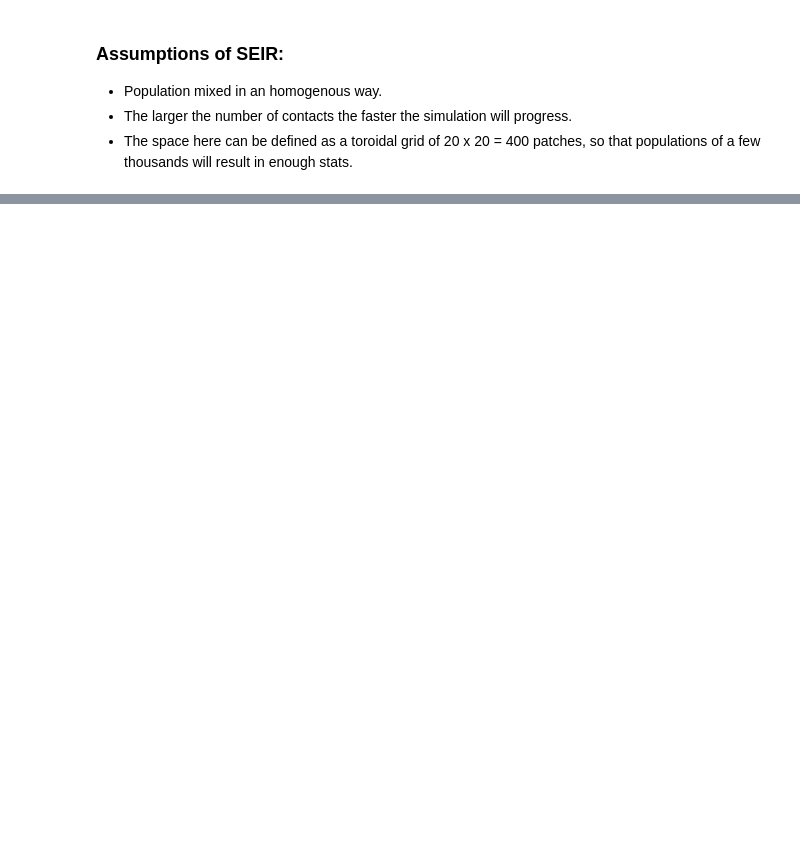
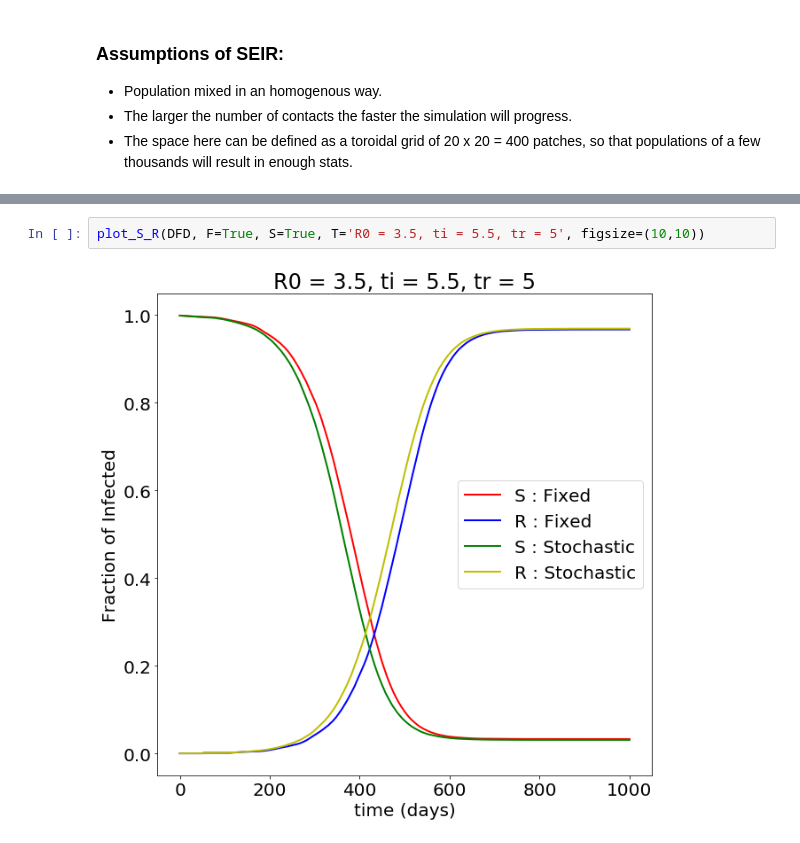
Before and after one commit to jjgomezcadenas/mesaTutorials, a Jupyter notebook: notebooks/BarrioTortugaSEIR.ipynb, the cells around one changed output, grey strips where cells are left out. Cells and saved outputs as stored; diff of their text form; blank space fills up the shorter version.

```diff
--- a/notebooks/BarrioTortugaSEIR.ipynb
+++ b/notebooks/BarrioTortugaSEIR.ipynb
@@ -569,0 +135,4 @@ Done!
+# %%
+plot_S_R(DFD, F=True, S=True, T='R0 = 3.5, ti = 5.5, tr = 5', figsize=(10,10))
+# %% [output]
+[figure, added]
```
Also changed, not shown: parts of 90 cells of this notebook, 9 other files.
